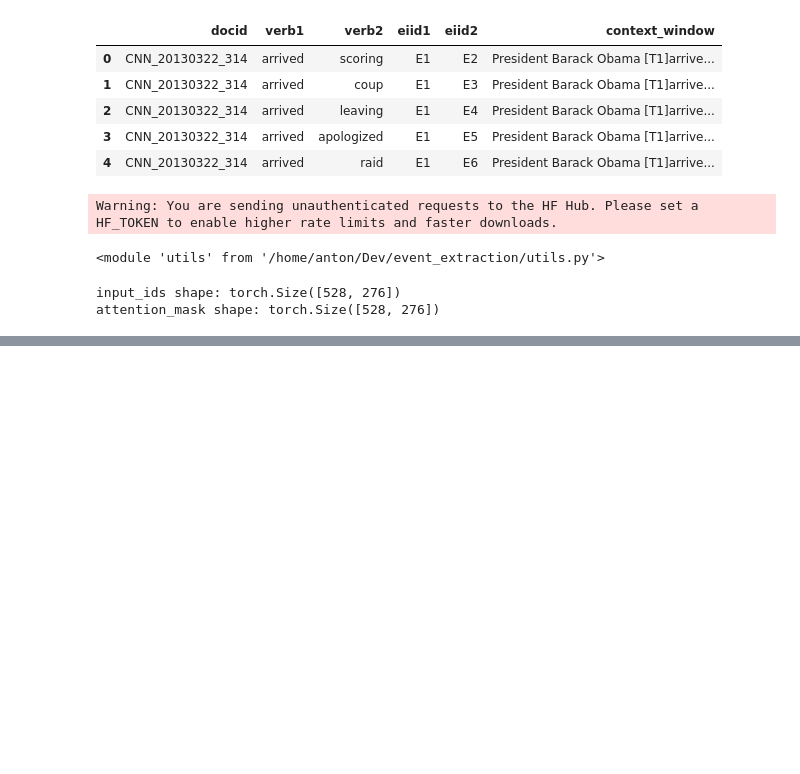
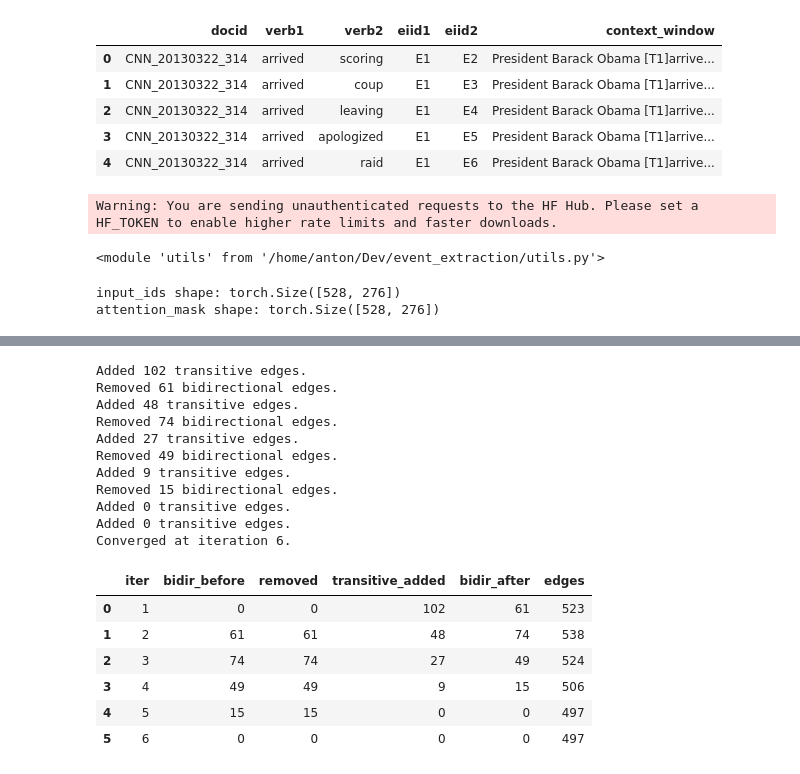
Before and after one commit to poznyakovskiy/event_extraction, a Jupyter notebook: relations_graph.ipynb, the cells around one changed output, grey strips where cells are left out. Saved outputs shown, nothing was run; the diff lists cells and outputs as text; code cells hidden in the pictures; blank space fills up the shorter version.

```diff
--- a/relations_graph.ipynb
+++ b/relations_graph.ipynb
@@ -155,0 +189,53 @@ for _, row in relations_df.iterrows():
+# %%
+max_iter = 100
+history = []
+
+for step in range(1, max_iter + 1):
+    # 1) remove bidirectional edges (if any)
+    bidir_before = get_bidirectional_count(G)
+    n_removed = 0
+    if bidir_before > 0:
+        G, n_removed = remove_bidirectional_edges(G)
+
+    # 2) add transitive edges
+    G, transitive_added = add_transitive_edges(G)
+
+    bidir_after = get_bidirectional_count(G)
+    history.append(
+        {
+            "iter": step,
+            "bidir_before": bidir_before,
+            "removed": n_removed,
+            "transitive_added": transitive_added,
+            "bidir_after": bidir_after,
+            "edges": G.number_of_edges(),
+        }
+    )
+
+    # Stop when graph is stable
+    if n_removed == 0 and transitive_added == 0:
+        print(f"Converged at iteration {step}.")
+        break
+else:
+    print(f"Reached max_iter={max_iter} before full convergence.")
+
+pd.DataFrame(history)
+# %% [output]
+Added 102 transitive edges.
+Removed 61 bidirectional edges.
+Added 48 transitive edges.
+Removed 74 bidirectional edges.
+Added 27 transitive edges.
+Removed 49 bidirectional edges.
+Added 9 transitive edges.
+Removed 15 bidirectional edges.
+Added 0 transitive edges.
+Added 0 transitive edges.
+Converged at iteration 6.
+|  | iter | bidir_before | removed | transitive_added | bidir_after | edges |
+| 0 | 1 | 0 | 0 | 102 | 61 | 523 |
+| 1 | 2 | 61 | 61 | 48 | 74 | 538 |
+| 2 | 3 | 74 | 74 | 27 | 49 | 524 |
+| 3 | 4 | 49 | 49 | 9 | 15 | 506 |
+| 4 | 5 | 15 | 15 | 0 | 0 | 497 |
+| 5 | 6 | 0 | 0 | 0 | 0 | 497 |
```
Also changed, not shown: parts of 12 cells of this notebook.
